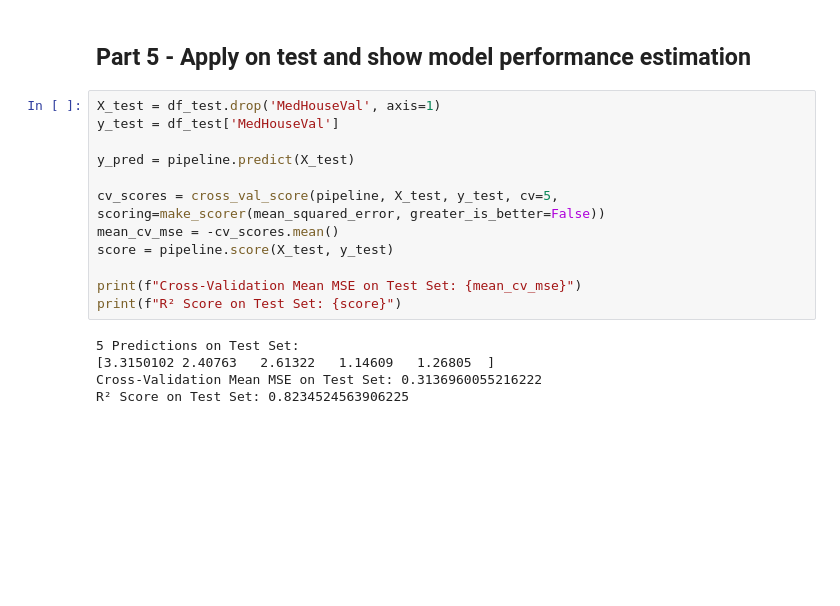
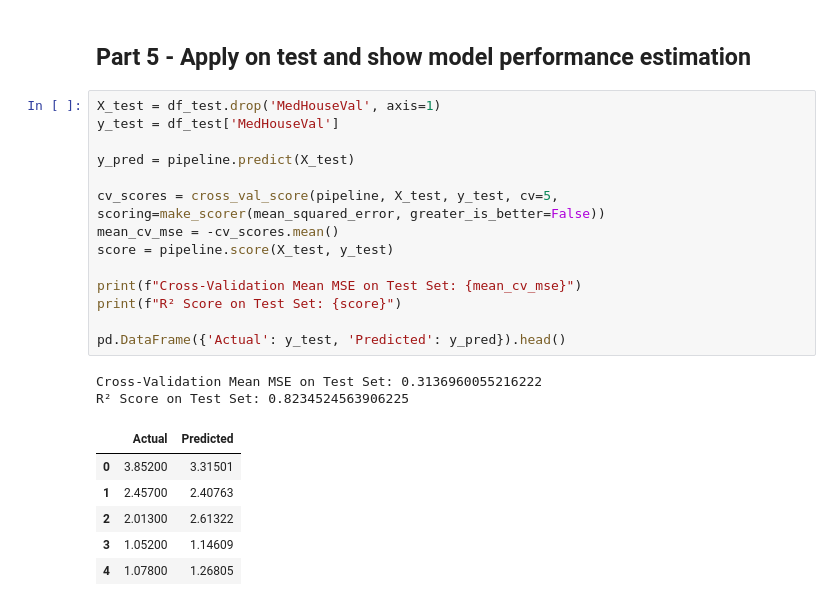
Before and after one commit to agamordechai/ml_house_prices, a Jupyter notebook: Assignment2_supervised_learning_flow.ipynb, the cells around one changed output. Saved outputs shown, nothing was run; the diff lists cells and outputs as text; blank space fills up the shorter version.

```diff
--- a/Assignment2_supervised_learning_flow.ipynb
+++ b/Assignment2_supervised_learning_flow.ipynb
@@ -301,17 +306,23 @@ pipeline.fit(X, y)
 # %%
 X_test = df_test.drop('MedHouseVal', axis=1)
 y_test = df_test['MedHouseVal']
 
 y_pred = pipeline.predict(X_test)
 
 cv_scores = cross_val_score(pipeline, X_test, y_test, cv=5, scoring=make_scorer(mean_squared_error, greater_is_better=False))
 mean_cv_mse = -cv_scores.mean()
 score = pipeline.score(X_test, y_test)
 
 print(f"Cross-Validation Mean MSE on Test Set: {mean_cv_mse}")
 print(f"R² Score on Test Set: {score}")
+
+pd.DataFrame({'Actual': y_test, 'Predicted': y_pred}).head()
 # %% [output]
-5 Predictions on Test Set:
-[3.3150102 2.40763   2.61322   1.14609   1.26805  ]
 Cross-Validation Mean MSE on Test Set: 0.3136960055216222
 R² Score on Test Set: 0.8234524563906225
+|  | Actual | Predicted |
+| 0 | 3.85200 | 3.31501 |
+| 1 | 2.45700 | 2.40763 |
+| 2 | 2.01300 | 2.61322 |
+| 3 | 1.05200 | 1.14609 |
+| 4 | 1.07800 | 1.26805 |
```
Also changed, not shown: parts of 3 cells of this notebook.
